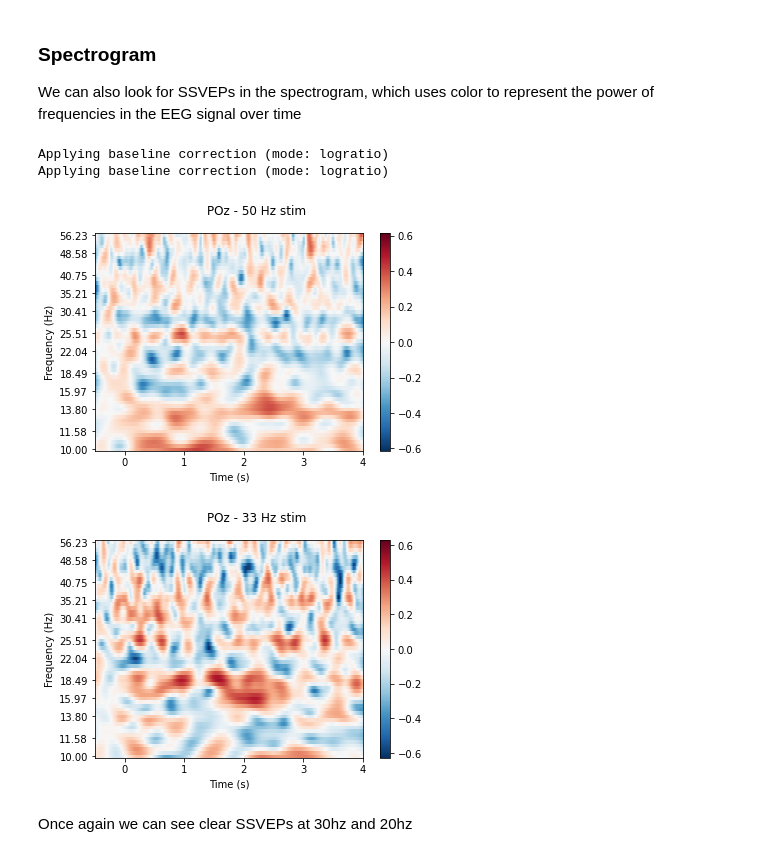
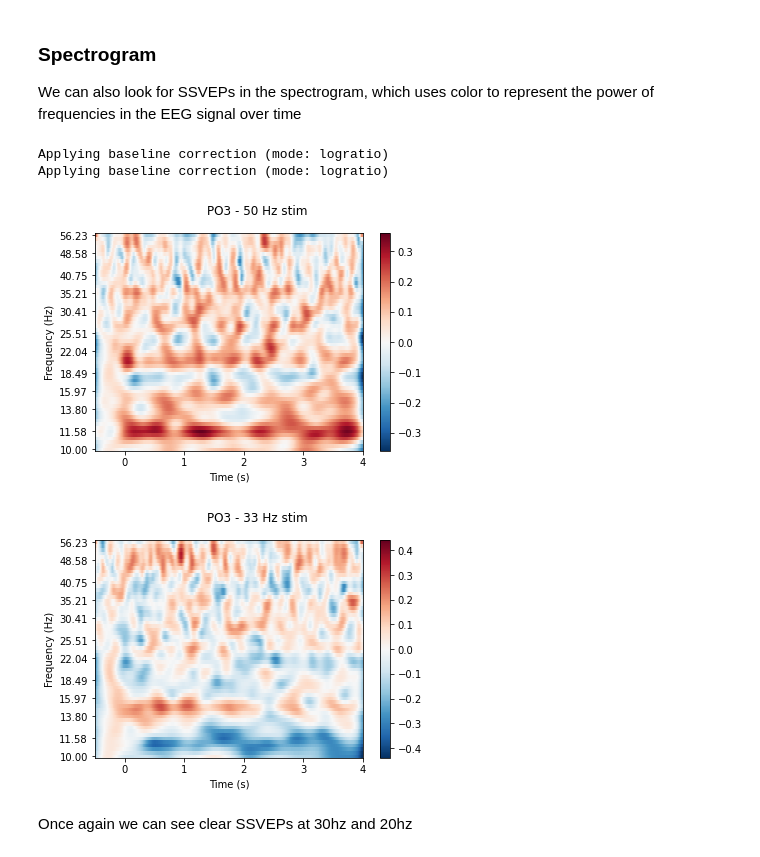
Before and after one commit to JadinTredup/brainflow-notebooks, a Jupyter notebook: SSVEP.ipynb, the cells around one changed output. Drawn from its saved outputs; the diff is of its cells as text; code cells hidden in the pictures.

```diff
--- a/SSVEP.ipynb
+++ b/SSVEP.ipynb
@@ -82,8 +74,8 @@ data/test_subject_ssvep_2_EVENTS.csv
 # %% [markdown]
 ## Load the Dataset
 # %%
-subject_name = 'test_subject'
-runs = [2]
-dataset_ssvep = brainflowDataset(paradigm='ssvep', subject=subject_name, board_type='synthetic')
+subject_name = 'jadin'
+runs = [0, 1, 2, 3]
+dataset_ssvep = brainflowDataset(paradigm='ssvep', subject=subject_name, board_type='daisy', layout=SDESIGN)
 raw = dataset_ssvep.load_subject_to_raw(subject_name, runs, preprocess=False)
 # %% [output]
@@ -170,22 +174,25 @@ With this visualization we can clearly see distinct peaks at 30hz and 20hz in th
 We can also look for SSVEPs in the spectrogram, which uses color to represent the power of frequencies in the EEG signal over time
 # %%
 from mne.time_frequency import tfr_morlet
+
+ch_num = 1
+ch_name = SDESIGN[ch_num]
 
 frequencies = np.logspace(1, 1.75, 60)
 tfr, itc = tfr_morlet(epochs['50 Hz'], freqs=frequencies,
                       n_cycles=15, return_itc=True)
 tfr.plot(picks=[4], baseline=(-0.5, -0.1), mode='logratio',
-         title='POz - 50 Hz stim');
+         title= f'{ch_name} - 50 Hz stim');
 
 tfr, itc = tfr_morlet(epochs['33 Hz'], freqs=frequencies,
                       n_cycles=15, return_itc=True)
 tfr.plot(picks=[4], baseline=(-0.5, -0.1), mode='logratio',
-         title='POz - 33 Hz stim');
+         title=f'{ch_name} - 33 Hz stim');
 # %% [output]
 Applying baseline correction (mode: logratio)
 Applying baseline correction (mode: logratio)
-[figure, old version]
+[figure, new version]
-[figure, old version]
+[figure, new version]
 # %% [markdown]
 Once again we can see clear SSVEPs at 30hz and 20hz
 # %% [markdown]
```
Also changed, not shown: parts of 13 cells of this notebook, 5 other files.
